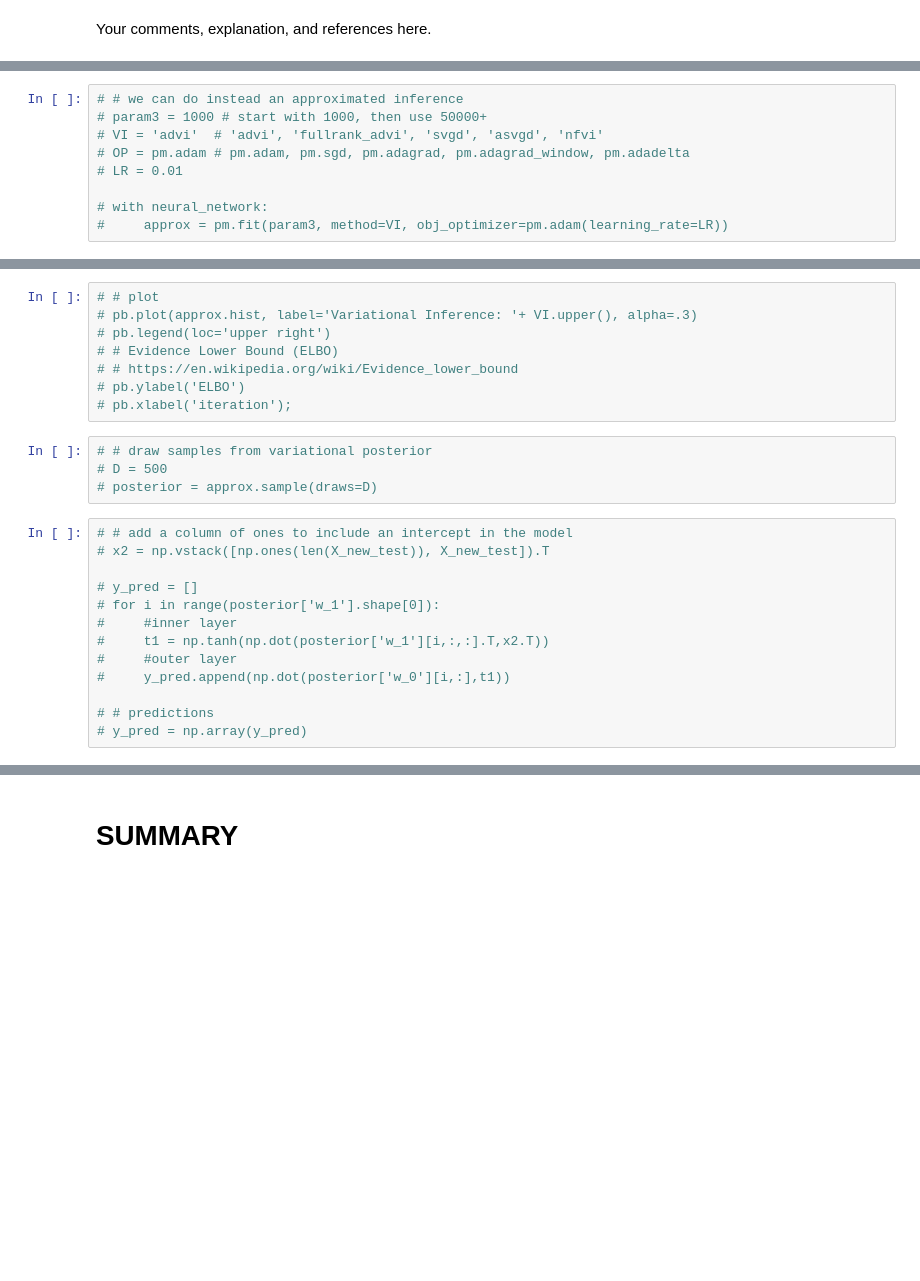
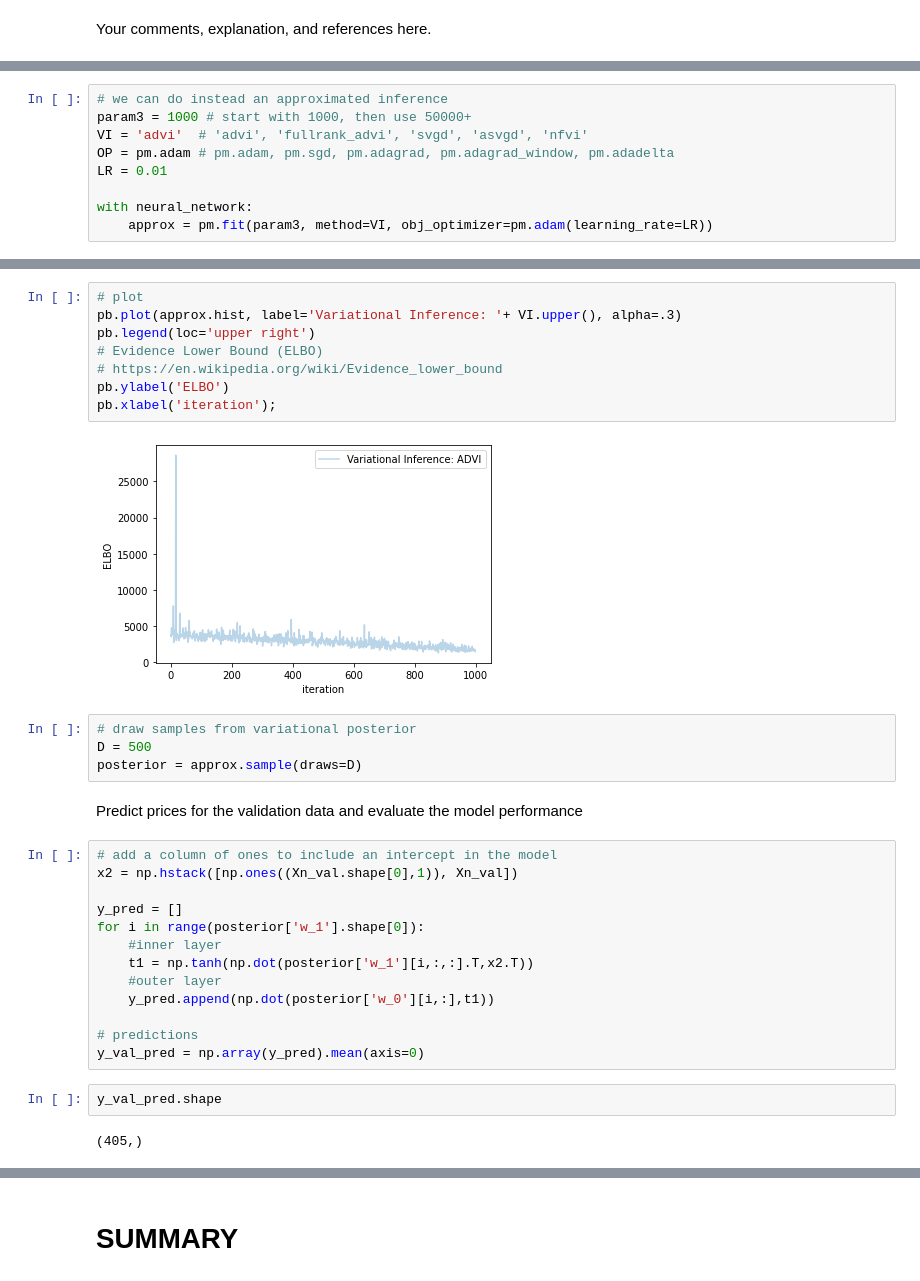
Before and after one commit to barrytl/ET5003_SEM1_2021-2, a Jupyter notebook: Week-5/ET5003_KaggleCompetition.ipynb, the cells around one changed output, grey strips where cells are left out. Saved outputs shown, nothing was run; the diff lists cells and outputs as text; blank space fills up the shorter version.

```diff
--- a/Week-5/ET5003_KaggleCompetition.ipynb
+++ b/Week-5/ET5003_KaggleCompetition.ipynb
@@ -1319,9 +1366,9 @@ int
 # %%
-# # we can do instead an approximated inference
-# param3 = 1000 # start with 1000, then use 50000+
-# VI = 'advi'  # 'advi', 'fullrank_advi', 'svgd', 'asvgd', 'nfvi'
-# OP = pm.adam # pm.adam, pm.sgd, pm.adagrad, pm.adagrad_window, pm.adadelta
-# LR = 0.01
+# we can do instead an approximated inference
+param3 = 1000 # start with 1000, then use 50000+
+VI = 'advi'  # 'advi', 'fullrank_advi', 'svgd', 'asvgd', 'nfvi'
+OP = pm.adam # pm.adam, pm.sgd, pm.adagrad, pm.adagrad_window, pm.adadelta
+LR = 0.01
 
-# with neural_network:
-#     approx = pm.fit(param3, method=VI, obj_optimizer=pm.adam(learning_rate=LR))
+with neural_network:
+    approx = pm.fit(param3, method=VI, obj_optimizer=pm.adam(learning_rate=LR))
@@ -1328,25 +1378,33 @@ int
 # %%
-# # plot
-# pb.plot(approx.hist, label='Variational Inference: '+ VI.upper(), alpha=.3)
-# pb.legend(loc='upper right')
-# # Evidence Lower Bound (ELBO)
-# # https://en.wikipedia.org/wiki/Evidence_lower_bound
-# pb.ylabel('ELBO')
-# pb.xlabel('iteration');
+# plot
+pb.plot(approx.hist, label='Variational Inference: '+ VI.upper(), alpha=.3)
+pb.legend(loc='upper right')
+# Evidence Lower Bound (ELBO)
+# https://en.wikipedia.org/wiki/Evidence_lower_bound
+pb.ylabel('ELBO')
+pb.xlabel('iteration');
+# %% [output]
+[figure, added]
 # %%
-# # draw samples from variational posterior
-# D = 500
-# posterior = approx.sample(draws=D)
+# draw samples from variational posterior
+D = 500
+posterior = approx.sample(draws=D)
+# %% [markdown]
+Predict prices for the validation data and evaluate the model performance
 # %%
-# # add a column of ones to include an intercept in the model
-# x2 = np.vstack([np.ones(len(X_new_test)), X_new_test]).T
+# add a column of ones to include an intercept in the model
+x2 = np.hstack([np.ones((Xn_val.shape[0],1)), Xn_val])
 
-# y_pred = []
-# for i in range(posterior['w_1'].shape[0]):
-#     #inner layer
-#     t1 = np.tanh(np.dot(posterior['w_1'][i,:,:].T,x2.T))
-#     #outer layer
-#     y_pred.append(np.dot(posterior['w_0'][i,:],t1))
+y_pred = []
+for i in range(posterior['w_1'].shape[0]):
+    #inner layer
+    t1 = np.tanh(np.dot(posterior['w_1'][i,:,:].T,x2.T))
+    #outer layer
+    y_pred.append(np.dot(posterior['w_0'][i,:],t1))
 
-# # predictions
-# y_pred = np.array(y_pred)
+# predictions
+y_val_pred = np.array(y_pred).mean(axis=0)
+# %%
+y_val_pred.shape
+# %% [output]
+(405,)
```
Also changed, not shown: parts of 30 cells of this notebook.
